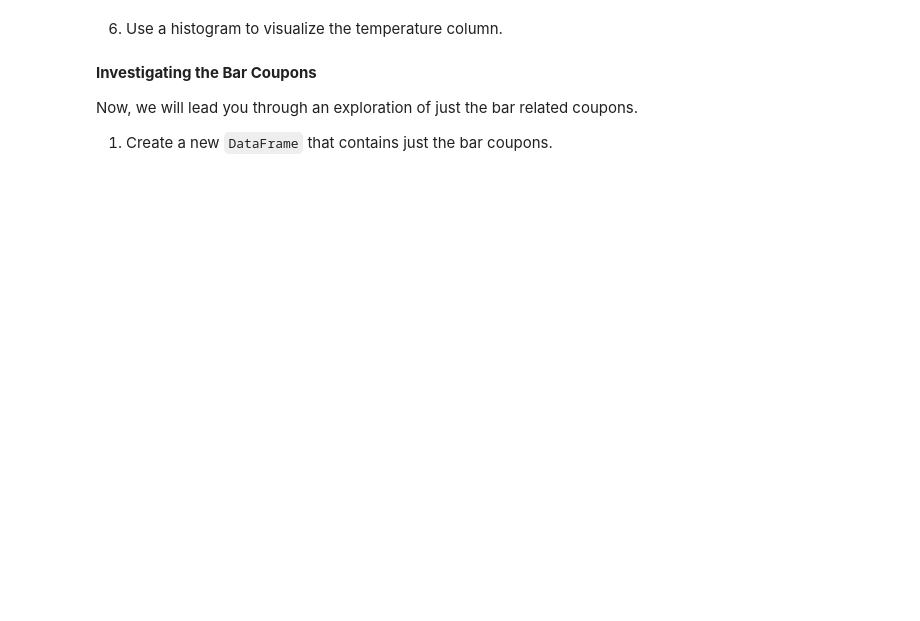
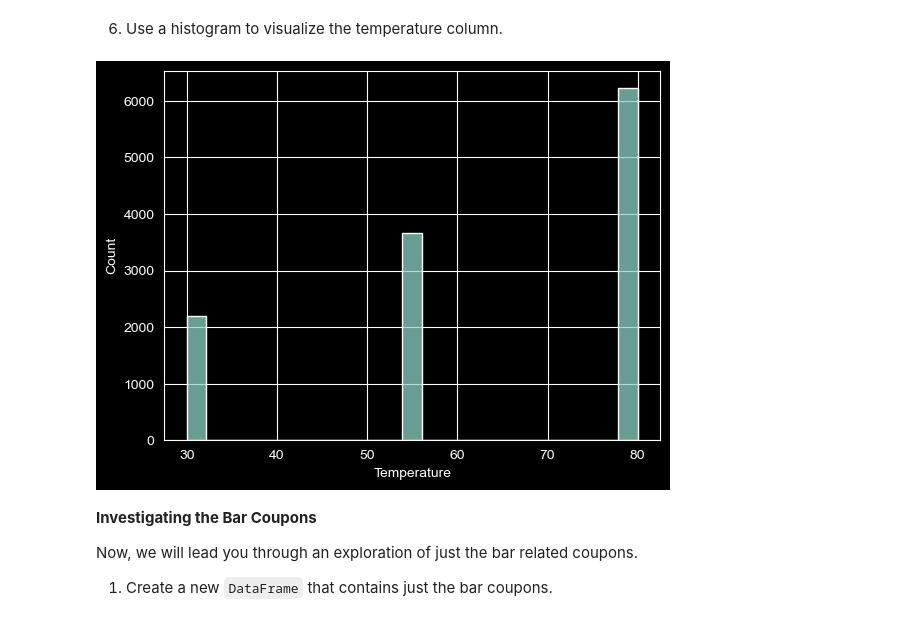
Before and after one commit to weslylaboy/will-a-customer-accepts-the-coupon, a Jupyter notebook: prompt.ipynb, the cells around one changed output. Cells and saved outputs as stored; diff of their text form; code cells hidden in the pictures; blank space fills up the shorter version.

```diff
--- a/prompt.ipynb
+++ b/prompt.ipynb
@@ -89,5 +284,11 @@ data.head()
 # %% [markdown]
 6. Use a histogram to visualize the temperature column.
+# %%
+sns.histplot(df, x='temperature')
+plt.xlabel("Temperature")
+plt.show()
+# %% [output]
+[figure, added]
 # %% [markdown]
 **Investigating the Bar Coupons**
 
```
Also changed, not shown: parts of 16 cells of this notebook.
